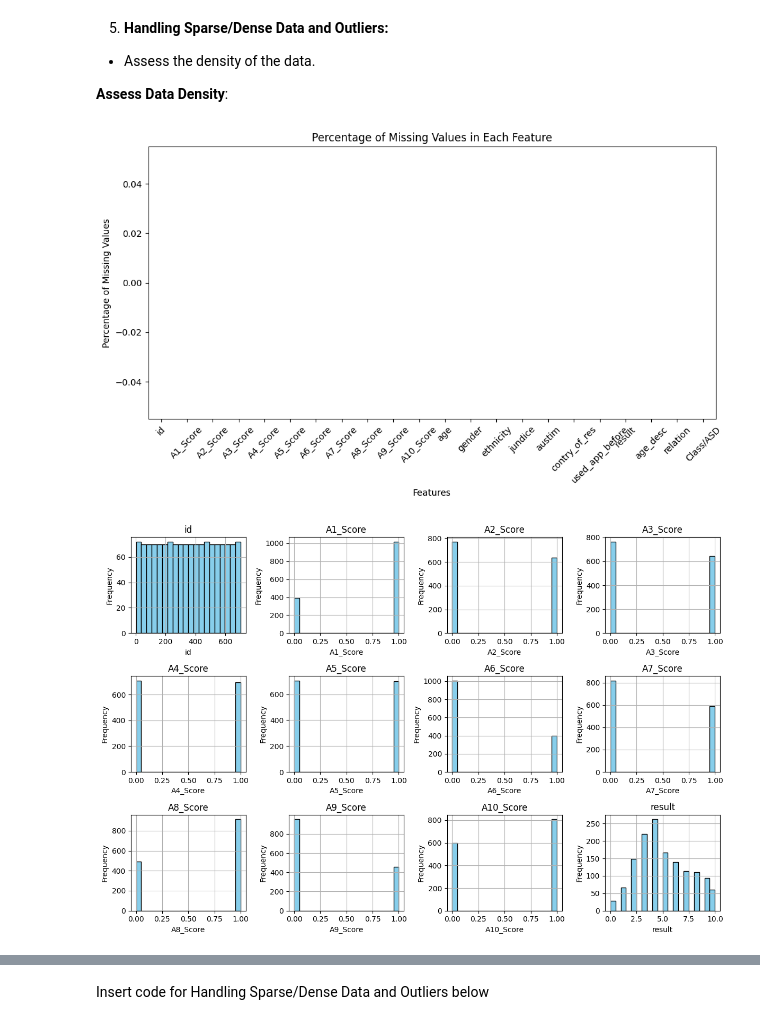
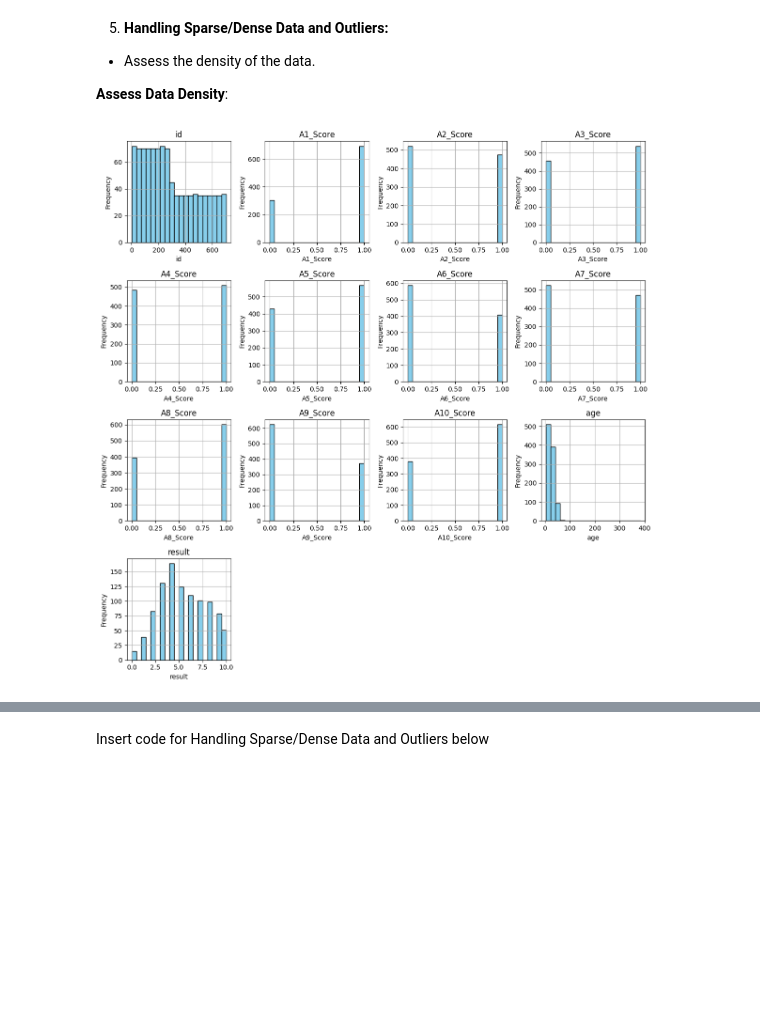
Before and after one commit to Praise-Atadja/Data_preprocessing, a Jupyter notebook: ml_pipeline_[Praise_Atadja]_data_preprocessing.ipynb, the cells around one changed output, grey strips where cells are left out. Cells and saved outputs as stored; diff of their text form; code cells hidden in the pictures; blank space fills up the shorter version.

```diff
--- a/ml_pipeline_[Praise_Atadja]_data_preprocessing.ipynb
+++ b/ml_pipeline_[Praise_Atadja]_data_preprocessing.ipynb
@@ -188,3 +276,0 @@ plt.show()
-# %%
-#Standardize Feature Names
-df_adults.columns  = df_children.columns
@@ -213,0 +333,7 @@ merged_data = pd.concat([df_adults, df_children], ignore_index=True)
+# %%
+# Replace non-finite values (such as NaN) with the mean age
+mean_age = merged_data['age'].mean()
+merged_data['age'].fillna(mean_age, inplace=True)
+
+# Convert 'age' column to integer
+merged_data['age'] = merged_data['age'].astype(int)
@@ -213,0 +363,5 @@ merged_data = pd.concat([df_adults, df_children], ignore_index=True)
+# %%
+# Drop Unused columns
+# App use doesn't determine ASD
+merged_data.drop(columns=['age_desc', 'age_range'], inplace=True)
+merged_data.head()
@@ -213,0 +378,4 @@ merged_data = pd.concat([df_adults, df_children], ignore_index=True)
+# %%
+# Rename mispelled column names
+merged_data = merged_data.rename(columns = {'austim' : 'autism', 'jundice' : 'jaundice', 'contry_of_res' : 'country_of_res', 'Self' : 'self'})
+merged_data.head()
@@ -217,33 +393,22 @@ merged_data = pd.concat([df_adults, df_children], ignore_index=True)
 
   **Assess Data Density**:
 # %%
-# Assessing data density
-
-# Calculate percentage of missing values for each feature
-missing_percentage = (merged_data.isnull().sum() / len(merged_data)) * 100
-
-# Plot missing value percentages
-plt.figure(figsize=(10, 6))
-missing_percentage.plot(kind='bar', color='skyblue')
-plt.title('Percentage of Missing Values in Each Feature')
-plt.xlabel('Features')
-plt.ylabel('Percentage of Missing Values')
-plt.xticks(rotation=45)
-plt.tight_layout()
-plt.show()
-
 # Visualize the distribution of numerical features
 numerical_features = merged_data.select_dtypes(include=['int', 'float']).columns
 
-plt.figure(figsize=(12, 8))
+num_features = len(numerical_features)
+num_rows = (num_features + 3) // 4  # Calculate the number of required rows
+
+plt.figure(figsize=(12, 3 * num_rows))  # Adjust the figure size based on the number of rows
+
 for i, feature in enumerate(numerical_features):
-    plt.subplot(3, 4, i+1)  # Adjusted to a 3x4 grid
+    plt.subplot(num_rows, 4, i+1)
     merged_data[feature].hist(bins=20, color='skyblue', edgecolor='black')
     plt.title(feature)
     plt.xlabel(feature)
     plt.ylabel('Frequency')
+
 plt.tight_layout()
 plt.show()
 # %% [output]
-[figure, old version]
+[figure, new version]
-[figure, removed]
```
Also changed, not shown: parts of 68 cells of this notebook.
